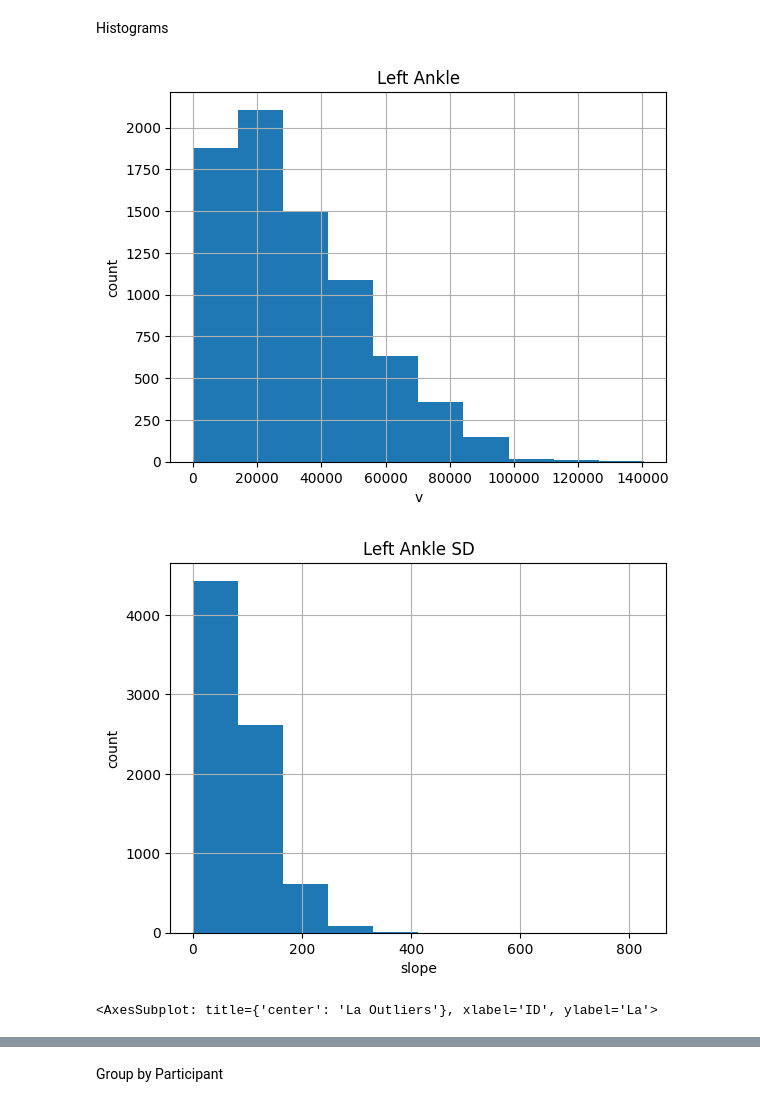
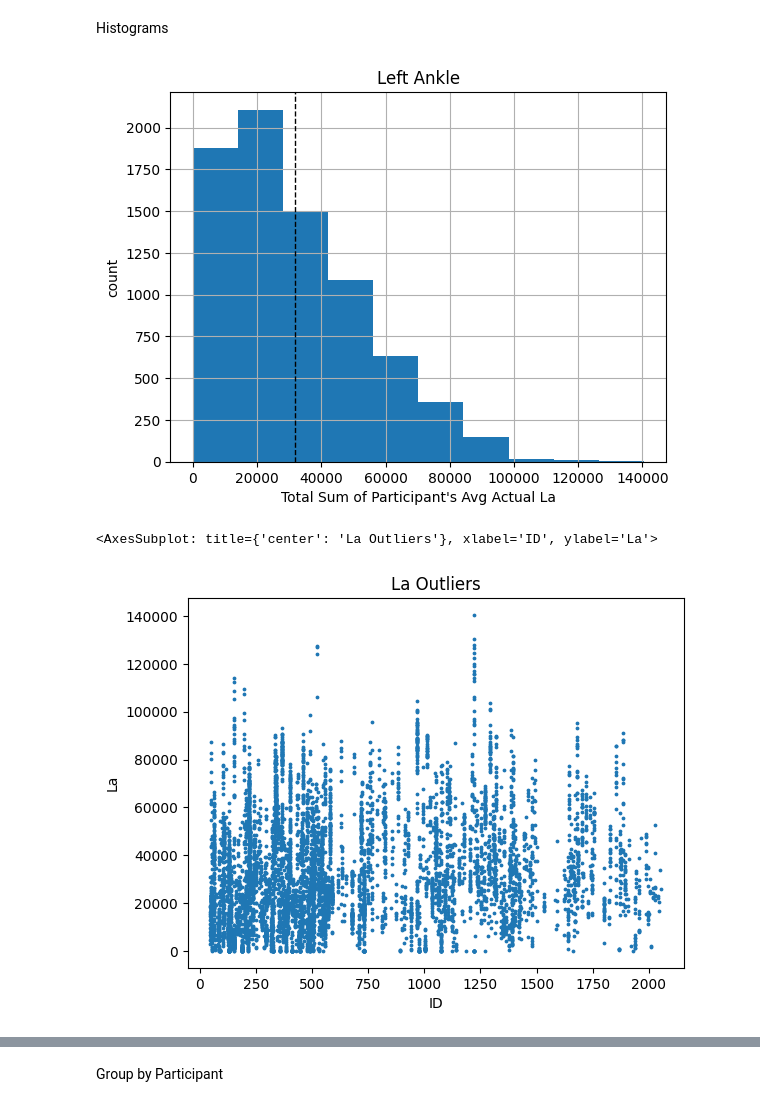
Before and after one commit to cliffeby/tdi, a Jupyter notebook: ActivityLA.ipynb, the cells around one changed output, grey strips where cells are left out. Cells and saved outputs as stored; diff of their text form; code cells hidden in the pictures.

```diff
--- a/ActivityLA.ipynb
+++ b/ActivityLA.ipynb
@@ -59,20 +61,15 @@ df.describe()
 # %% [markdown]
 Histograms
 # %%
-
 df['La'].hist()  ##Lw values
-plt.xlabel("v")
+plt.xlabel("Total Sum of Participant's Avg Actual La")
 plt.ylabel("count")
 plt.title('Left Ankle')
-plt.show()
-df['LaSD'].hist()  ##Rw values
-plt.xlabel("slope")
-plt.ylabel("count")
-plt.title('Left Ankle SD')
+plt.axvline(df['La'].mean(), color='k', linestyle='dashed', linewidth=1)
 plt.show()
 
 df.plot(kind='scatter', x='ID', y='La', s=3, title="La Outliers")
 # %% [output]
-[figure, old version]
+[figure, new version]
+<AxesSubplot: title={'center': 'La Outliers'}, xlabel='ID', ylabel='La'>
-[figure, old version]
+[figure, new version]
-<AxesSubplot: title={'center': 'La Outliers'}, xlabel='ID', ylabel='La'>
```
Also changed, not shown: parts of 11 cells of this notebook, 5 other files.
